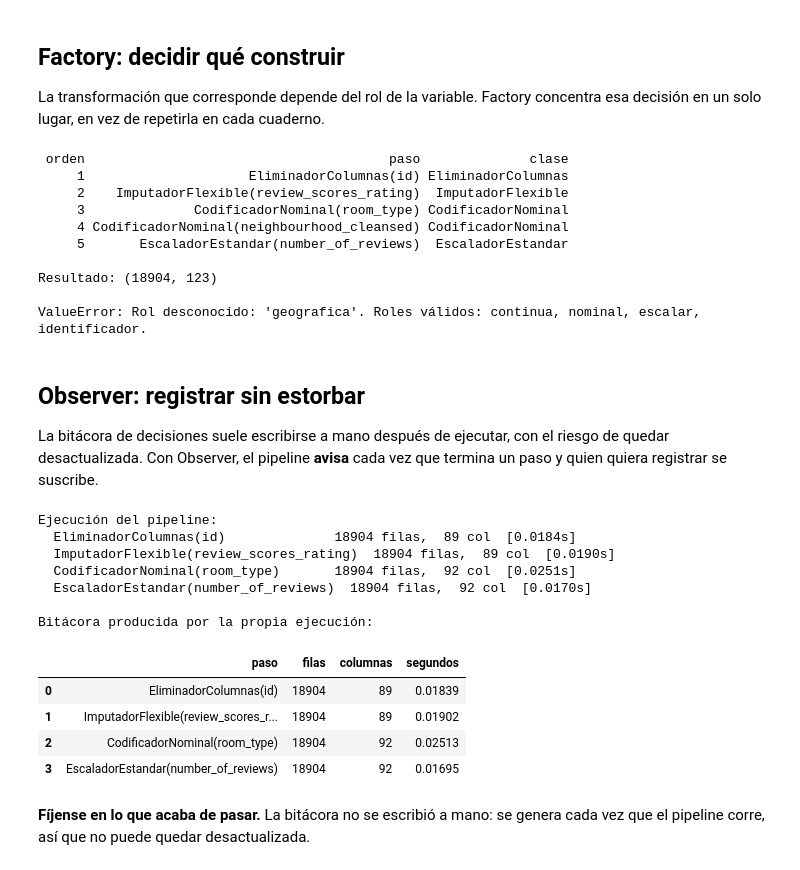
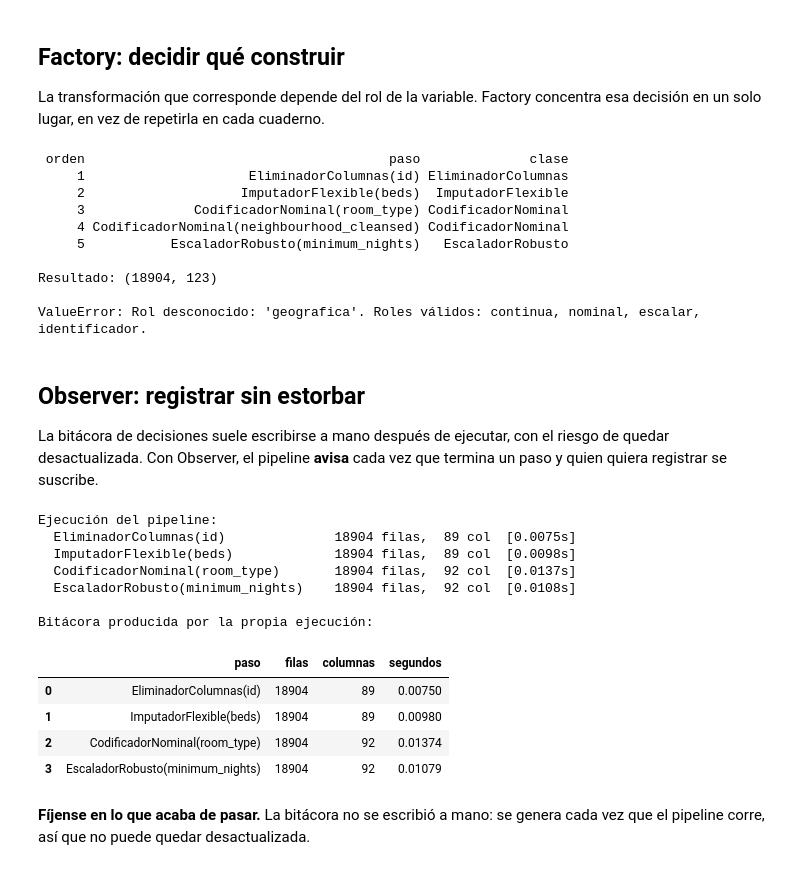
Before and after one commit to ggarcesv/grupo_8_magister_mcdi500, a Jupyter notebook: F3/S2_F3_NucleoAlgoritmico_Eficiencia_POO - GC.ipynb, the cells around one changed output. Drawn from its saved outputs; the diff is of its cells as text; code cells hidden in the pictures.

```diff
--- a/F3/S2_F3_NucleoAlgoritmico_Eficiencia_POO - GC.ipynb
+++ b/F3/S2_F3_NucleoAlgoritmico_Eficiencia_POO - GC.ipynb
@@ -922,10 +986,10 @@ una: todas ofrecen `ajustar` y `transformar`.
 # %%
 pasos = [
     EliminadorColumnas("id"),
-    ImputadorMediana("review_scores_rating"),
+    ImputadorMediana("beds"),
     CodificadorNominal("room_type"),
     CodificadorNominal("neighbourhood_cleansed"),
-    EscaladorEstandar("number_of_reviews")
+    EscaladorRobusto("minimum_nights")
 ]
 
 resultado = datos.copy()
@@ -1041,0 +1108,30 @@ ver. Este resultado es la confirmación de que el diseño está bien.
+# %%
+def construir_pipeline():
+    """Arma el pipeline de la Fase 2 a partir de la configuración, en el MISMO orden."""
+    pasos = [
+        ConversorPrecio("price"),
+        FiltroFilas("room_type", lambda d: d["room_type"] == "Entire home/apt",
+                    "solo alojamientos completos"),
+        SelectorColumnas(VARIABLES_ESTUDIO),
+        Acotador("maximum_nights", MAX_NOCHES),
+        FiltroFilas(OBJETIVOS, lambda d: d[OBJETIVOS].notna().all(axis=1),
+                    "objetivos sin faltantes"),
+    ]
+    pasos += [MarcadorNulos(c) for c in COLUMNAS_MARCAR]
+    pasos += [ImputadorMediana(c) for c in COLUMNAS_IMPUTAR]
+    pasos += [
+        FiltroFilas("price", lambda d: ~(d["price"] > UMBRAL_PRECIO),
+                    f"precio <= {UMBRAL_PRECIO:,}"),
+        FiltroFilas(["bedrooms", "accommodates"],
+                    lambda d: ~(d["bedrooms"] > d["accommodates"]),
+                    "dormitorios <= huéspedes"),
+        ExtractorComodidades("amenities", COMODIDADES),
+    ]
+    pasos += [CodificadorNominal(c, prefijo) for c, prefijo in COLUMNAS_NOMINALES.items()]
+    pasos += [EscaladorRobusto(c) for c in COLUMNAS_ESCALAR]
+    return Pipeline(pasos)
+
+
+pipeline_proyecto = construir_pipeline()
+print(pipeline_proyecto)
+pipeline_proyecto.resumen()
@@ -1328,7 +1423,7 @@ def aplanar(estructura, prefijo=""):
 # Metadatos adaptados al proyecto de Airbnb
 metadatos = {
     "proyecto": {"nombre": "airbnb_santiago", "fase": 3},
-    "datos": {"filas": len(datos), "nulos": {"review_scores_rating": int(datos["review_scores_rating"].isna().sum())}},
+    "datos": {"filas": len(datos), "nulos": {"beds": int(datos["beds"].isna().sum())}},
     "entorno": {"semilla": SEMILLA, "librerias": {"pandas": pd.__version__}},
 }
 
@@ -1652,7 +1707,7 @@ def crear_transformador(rol, columna, **parametros):
     if rol == "nominal":
         return CodificadorNominal(columna)
     if rol == "escalar":
-        return EscaladorEstandar(columna)
+        return EscaladorRobusto(columna)
     if rol == "identificador":
         return EliminadorColumnas(columna)
 
@@ -1665,10 +1720,10 @@ def crear_transformador(rol, columna, **parametros):
 # El diccionario de variables de la Fase 1 adaptado al proyecto de Airbnb
 diccionario = [
     {"variable": "id", "rol": "identificador"},
-    {"variable": "review_scores_rating", "rol": "continua"},
+    {"variable": "beds", "rol": "continua"},
     {"variable": "room_type", "rol": "nominal"},
     {"variable": "neighbourhood_cleansed", "rol": "nominal"},
-    {"variable": "number_of_reviews", "rol": "escalar"},
+    {"variable": "minimum_nights", "rol": "escalar"},
 ]
 
 pipeline_auto = Pipeline([crear_transformador(v["rol"], v["variable"]) for v in diccionario])
@@ -1684,10 +1739,10 @@ except ValueError as error:
 # %% [output]
  orden                                       paso              clase
      1                     EliminadorColumnas(id) EliminadorColumnas
-     2    ImputadorFlexible(review_scores_rating)  ImputadorFlexible
+     2                    ImputadorFlexible(beds)  ImputadorFlexible
      3              CodificadorNominal(room_type) CodificadorNominal
      4 CodificadorNominal(neighbourhood_cleansed) CodificadorNominal
-     5       EscaladorEstandar(number_of_reviews)  EscaladorEstandar
+     5           EscaladorRobusto(minimum_nights)   EscaladorRobusto
 
 Resultado: (18904, 123)
 
@@ -1736,43 +1791,43 @@ class PipelineObservable(Pipeline):
             raise RuntimeError("Pipeline: hay que ajustar antes de transformar.")
         resultado = df.copy()
         for paso in self._pasos:
             inicio = time.perf_counter()
             resultado = paso.transformar(resultado)
             transcurrido = time.perf_counter() - inicio
             for observador in self._observadores:
                 observador.notificar(paso.nombre, len(resultado), resultado.shape[1],
                                      transcurrido, paso.parametros)
         return resultado
 
 
 # Instanciamos la bitácora y armamos el pipeline observable adaptado a Airbnb
 bitacora = Bitacora()
 pipe = PipelineObservable([
     EliminadorColumnas("id"),
-    ImputadorFlexible("review_scores_rating"),
+    ImputadorFlexible("beds"),
     CodificadorNominal("room_type"),
-    EscaladorEstandar("number_of_reviews"),
+    EscaladorRobusto("minimum_nights"),
 ])
 pipe.suscribir(bitacora).suscribir(ReporteConsola())
 
 print("Ejecución del pipeline:")
 salida = pipe.ajustar(datos).transformar(datos)
 
 print("\nBitácora producida por la propia ejecución:")
 bitacora.a_dataframe()[["paso", "filas", "columnas", "segundos"]]
 # %% [output]
 Ejecución del pipeline:
-  EliminadorColumnas(id)              18904 filas,  89 col  [0.0184s]
-  ImputadorFlexible(review_scores_rating)  18904 filas,  89 col  [0.0190s]
-  CodificadorNominal(room_type)       18904 filas,  92 col  [0.0251s]
-  EscaladorEstandar(number_of_reviews)  18904 filas,  92 col  [0.0170s]
+  EliminadorColumnas(id)              18904 filas,  89 col  [0.0075s]
+  ImputadorFlexible(beds)             18904 filas,  89 col  [0.0098s]
+  CodificadorNominal(room_type)       18904 filas,  92 col  [0.0137s]
+  EscaladorRobusto(minimum_nights)    18904 filas,  92 col  [0.0108s]
 
 Bitácora producida por la propia ejecución:
 |  | paso | filas | columnas | segundos |
-| 0 | EliminadorColumnas(id) | 18904 | 89 | 0.01839 |
-| 1 | ImputadorFlexible(review_scores_r... | 18904 | 89 | 0.01902 |
-| 2 | CodificadorNominal(room_type) | 18904 | 92 | 0.02513 |
-| 3 | EscaladorEstandar(number_of_reviews) | 18904 | 92 | 0.01695 |
+| 0 | EliminadorColumnas(id) | 18904 | 89 | 0.00750 |
+| 1 | ImputadorFlexible(beds) | 18904 | 89 | 0.00980 |
+| 2 | CodificadorNominal(room_type) | 18904 | 92 | 0.01374 |
+| 3 | EscaladorRobusto(minimum_nights) | 18904 | 92 | 0.01079 |
 # %% [markdown]
 **Fíjense en lo que acaba de pasar.** La bitácora no se escribió a mano: se genera cada
 vez que el pipeline corre, así que no puede quedar desactualizada.
```
Also changed, not shown: parts of 63 cells of this notebook.
